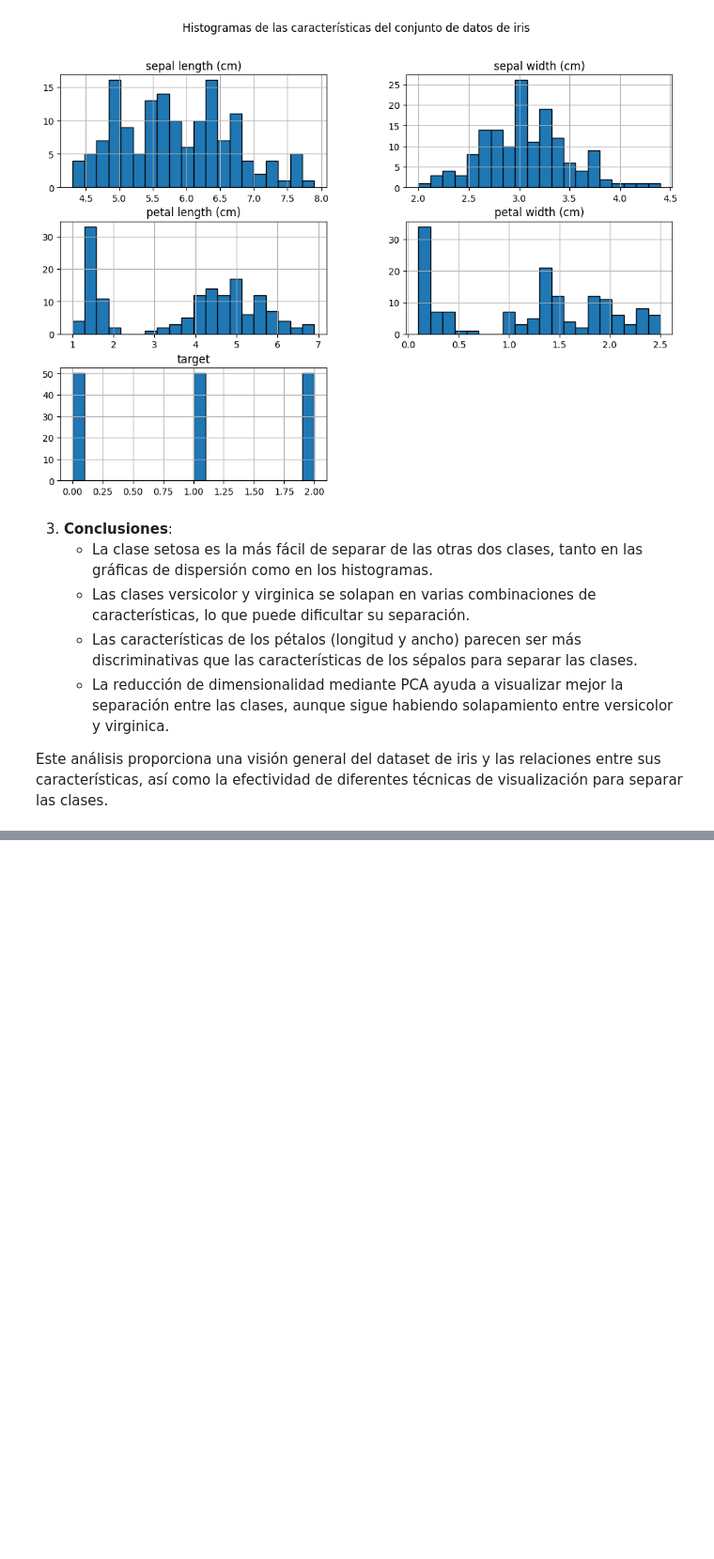
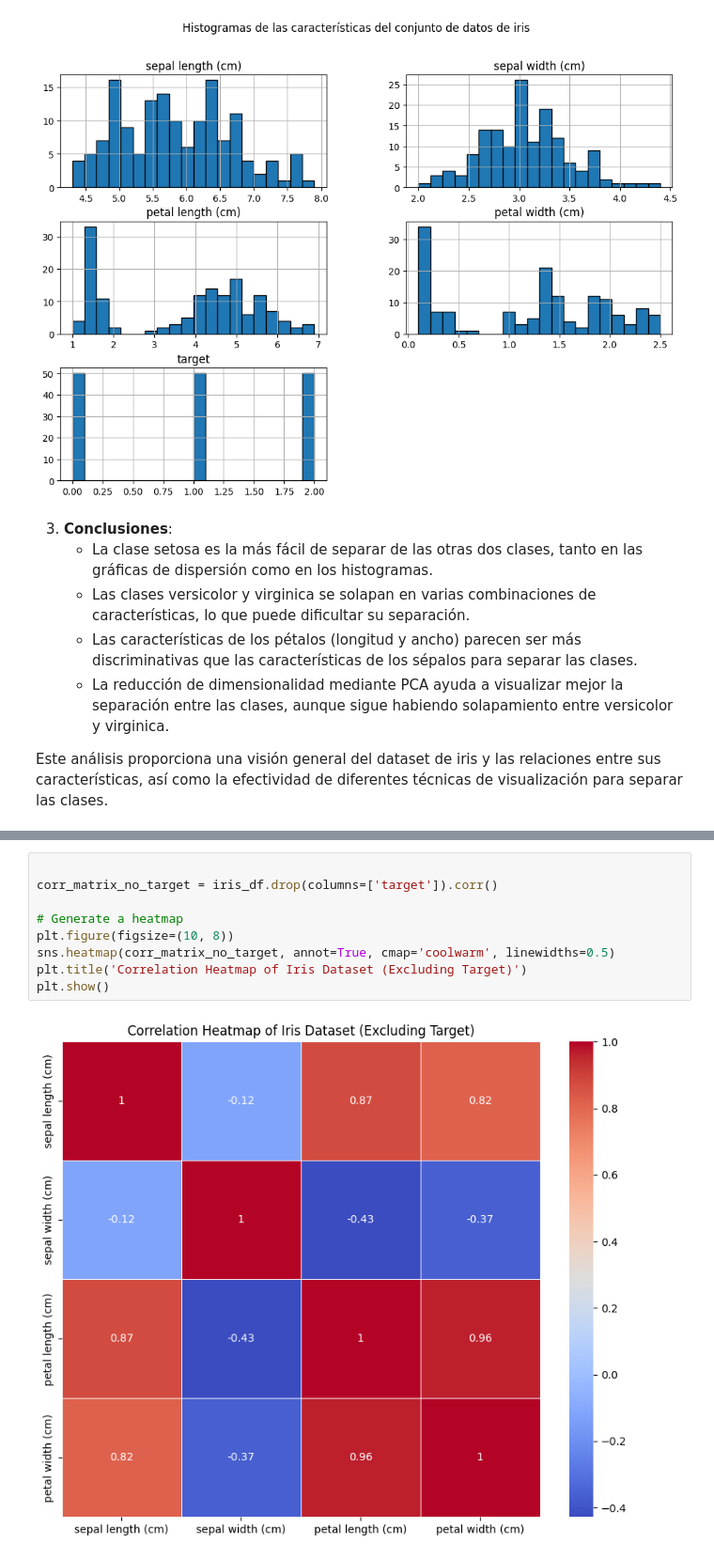
Before and after one commit to JuanDaGue/iris-api, a Jupyter notebook: models/notebooks/01_data_exploration.ipynb, the cells around one changed output, grey strips where cells are left out. Shown at 94% size. Cells and saved outputs as stored; diff of their text form; blank space fills up the shorter version.

```diff
--- a/models/notebooks/01_data_exploration.ipynb
+++ b/models/notebooks/01_data_exploration.ipynb
@@ -168,0 +224,11 @@ Este análisis proporciona una visión general del dataset de iris y las relacio
+# %%
+
+corr_matrix_no_target = iris_df.drop(columns=['target']).corr()
+
+# Generate a heatmap
+plt.figure(figsize=(10, 8))
+sns.heatmap(corr_matrix_no_target, annot=True, cmap='coolwarm', linewidths=0.5)
+plt.title('Correlation Heatmap of Iris Dataset (Excluding Target)')
+plt.show()
+# %% [output]
+[figure, added]
```
Also changed, not shown: parts of 19 cells of this notebook, 6 other files.
